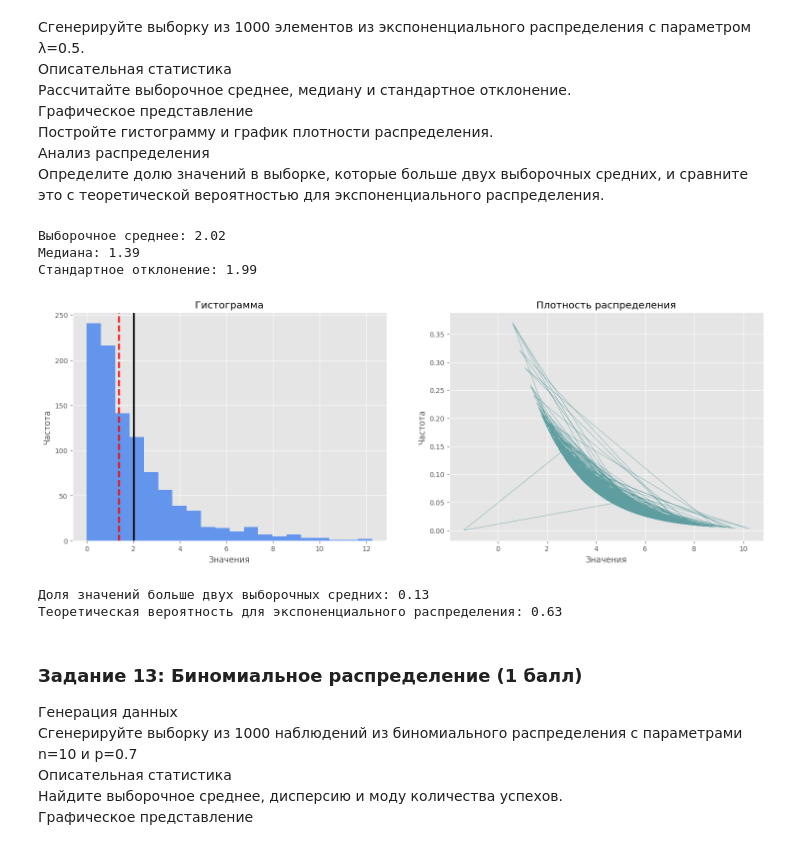
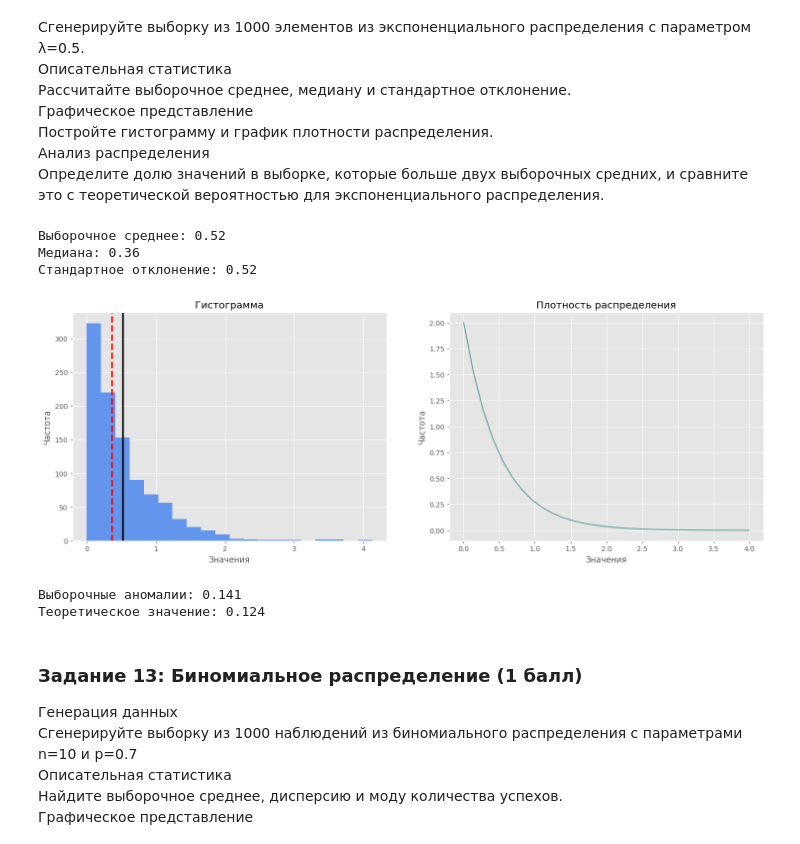
Before and after one commit to hilkovich/itmo_math_stat, a Jupyter notebook: homework_1/HW_1.ipynb, the cells around one changed output. Cells and saved outputs as stored; diff of their text form; code cells hidden in the pictures.

```diff
--- a/homework_1/HW_1.ipynb
+++ b/homework_1/HW_1.ipynb
@@ -521,7 +523,7 @@ print(
 # Генерация данных
 lam = 0.5
 
-sample_exp = expon.rvs(scale=1 / lam, size=1000)
+sample_exp = expon.rvs(scale=lam, size=1000, random_state=12)
 # %%
 # Описательная статистика
 mean_exp = np.mean(sample_exp)
@@ -532,47 +534,43 @@ print(f"Выборочное среднее: {mean_exp:.2f}")
 print(f"Медиана: {median_exp:.2f}")
 print(f"Стандартное отклонение: {std_exp:.2f}")
 # %% [output]
-Выборочное среднее: 2.02
-Медиана: 1.39
-Стандартное отклонение: 1.99
+Выборочное среднее: 0.52
+Медиана: 0.36
+Стандартное отклонение: 0.52
 # %%
 # Графическое представление
 plt.figure(figsize=(18, 6))
 
 # Гистограмма
 plt.subplot(1, 2, 1)
 plt.hist(sample_exp, bins=20, color="cornflowerblue")
 plt.axvline(mean_exp, c="black", ls="-", lw=2.5)
 plt.axvline(median_exp, c="red", ls="--", lw=2.5)
 plt.title("Гистограмма")
 plt.xlabel("Значения")
 plt.ylabel("Частота")
 
 # Плотность распределения
 plt.subplot(1, 2, 2)
-plt.plot(
-    sample_norm, expon.pdf(sample_norm, scale=1 / lam), linewidth=0.5, color="cadetblue"
-)
+x = np.linspace(0, 4, 30)
+plt.plot(x, expon.pdf(x, scale=lam), color="cadetblue")
 plt.title("Плотность распределения")
 plt.xlabel("Значения")
 plt.ylabel("Частота")
 
 plt.show()
 # %% [output]
-[figure, old version]
+[figure, new version]
-# %%
-# Анализ распределения
-greater_than_mean = np.sum(sample_exp > 2 * mean_exp) / 1000
-print(f"Доля значений больше двух выборочных средних: {greater_than_mean:.2f}")
-
-# Теоретическая вероятность
-theoretical_probability = 1 - np.exp(-2 * lam)
-print(
-    f"Теоретическая вероятность для экспоненциального распределения: {theoretical_probability:.2f}"
-)
-# %% [output]
-Доля значений больше двух выборочных средних: 0.13
-Теоретическая вероятность для экспоненциального распределения: 0.63
+# %%
+anomaly_right = sample_exp.mean() * 2
+
+count_anomalies = len(sample_exp[(sample_exp > anomaly_right)])
+
+print(f"Выборочные аномалии: {count_anomalies/1000}")
+print(f"Теоретическое значение: {round(1-expon.cdf(anomaly_right, scale=lam), 3)}")
+# %% [output]
+Выборочные аномалии: 0.141
+Теоретическое значение: 0.124
 # %% [markdown]
 
 ### Задание 13: Биномиальное распределение (1 балл)
```
Also changed, not shown: parts of 25 cells of this notebook.
